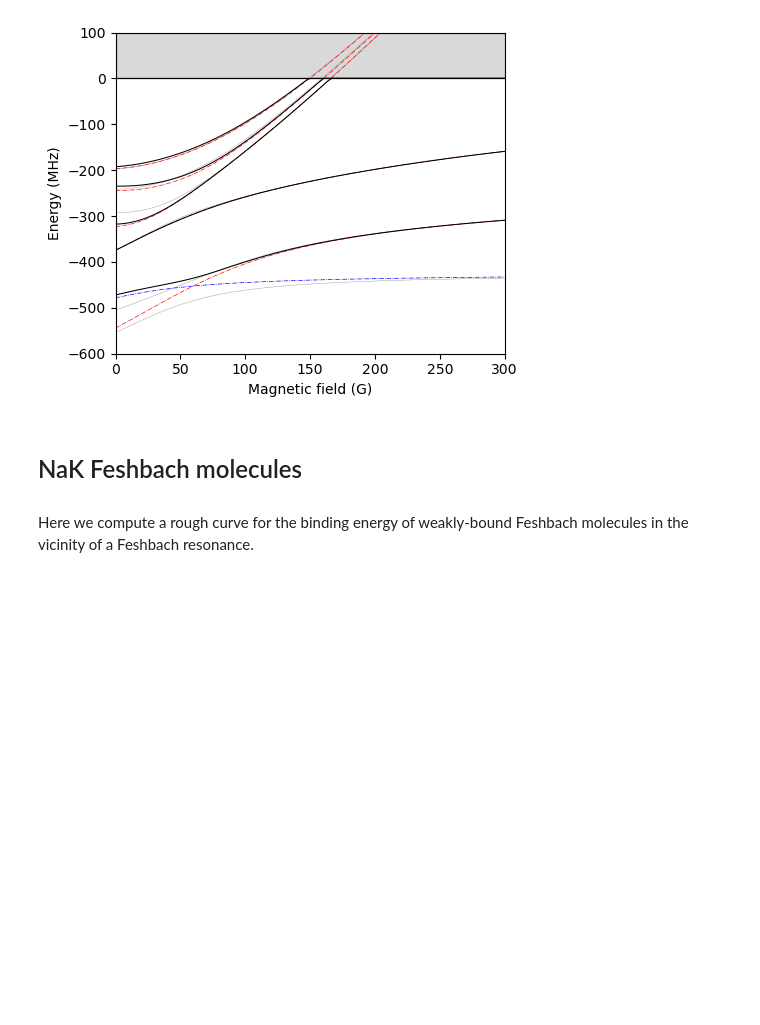
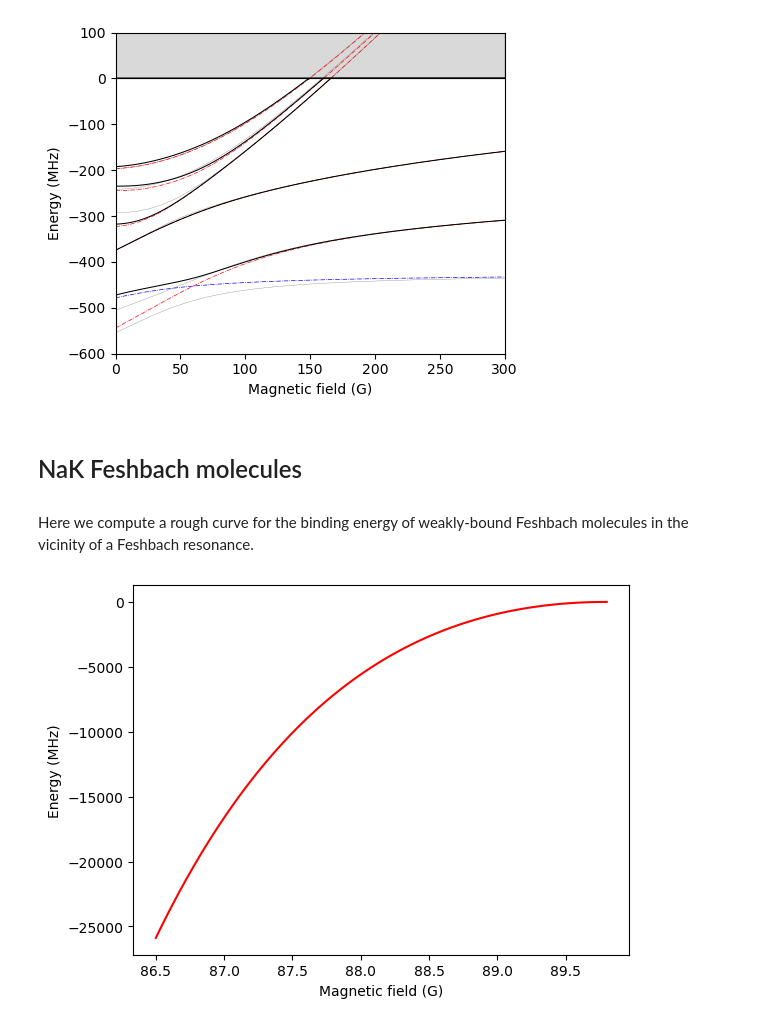
Before and after one commit to huanium/huanium, a Jupyter notebook: MIT_PhD/Fermi1/Fermi1 Calculator/Fermi1_Calculator_part_3_of_5.ipynb, the cells around one changed output. Saved outputs shown, nothing was run; the diff lists cells and outputs as text; code cells hidden in the pictures; blank space fills up the shorter version.

```diff
--- a/MIT_PhD/Fermi1/Fermi1 Calculator/Fermi1_Calculator_part_3_of_5.ipynb
+++ b/MIT_PhD/Fermi1/Fermi1 Calculator/Fermi1_Calculator_part_3_of_5.ipynb
@@ -1474,6 +1508,6 @@ Resonance positions (G):
 # %%
 # for a B field value, return Hamiltonians and eigenvectors in ABM spin basis and product basis for LiK
-def ABM_get_prod_basis_Hamiltonians_LiK(mF_Li, mF_K, singlet_E0 = -713, triplet_E0 = -425, FC= 1, B_field = 0,
+def ABM_get_prod_basis_Hamiltonians_LiK(mF_Li, mF_K, singlet_E0 = -713, triplet_E0 = -425, FC= 1.0, B_field = 0,
                                                 spin_basis=None, product_basis=None, CG_matrix=None):
     # calculate Hint matrix elements in {j1m1j2m2} basis:
     Hint_product_basis = np.empty((len(product_basis), len(product_basis)))
@@ -1554,19 +1588,19 @@ mF_Li =  1/2
 mF_K  = -7/2
 F_Li  = 1/2
 F_K   = 9/2
-spin_basis    = standard_ABM_spin_basis_Li40K(mF_Li, mF_K)
-product_basis = standard_ABM_product_basis_Li40K(mF_Li, mF_K)
+spin_basis_LiK    = standard_ABM_spin_basis_Li40K(mF_Li, mF_K)
+product_basis_LiK = standard_ABM_product_basis_Li40K(mF_Li, mF_K)
 # first construct Clebsch-Gordan matrix to go from j1m1j2m2 to JM basis:
-CG_matrix = np.empty((len(spin_basis), len(spin_basis)))
-for p in range(len(product_basis)):
-    for s in range(len(spin_basis)):
-        mj_Li  = product_basis[p][0]
-        mj_K   = product_basis[p][1]
-        mi_Li  = product_basis[p][2]
-        mi_K   = product_basis[p][3]
-        J      = spin_basis[s][0]
-        MJ     = spin_basis[s][1]
-        mii_Li = spin_basis[s][2]
-        mii_K  = spin_basis[s][3]
-        CG_matrix[p,s] = int(mi_Li == mii_Li)*int(mi_K == mii_K)* clebsch_gordan(j_1=1/2, j_2=1/2, j_3=J, m_1=mj_Li, m_2=mj_K, m_3=MJ)
+CG_matrix_LiK = np.empty((len(spin_basis_LiK), len(spin_basis_LiK)))
+for p in range(len(product_basis_LiK)):
+    for s in range(len(spin_basis_LiK)):
+        mj_Li  = product_basis_LiK[p][0]
+        mj_K   = product_basis_LiK[p][1]
+        mi_Li  = product_basis_LiK[p][2]
+        mi_K   = product_basis_LiK[p][3]
+        J      = spin_basis_LiK[s][0]
+        MJ     = spin_basis_LiK[s][1]
+        mii_Li = spin_basis_LiK[s][2]
+        mii_K  = spin_basis_LiK[s][3]
+        CG_matrix_LiK[p,s] = int(mi_Li == mii_Li)*int(mi_K == mii_K)* clebsch_gordan(j_1=1/2, j_2=1/2, j_3=J, m_1=mj_Li, m_2=mj_K, m_3=MJ)
 # %%
@@ -1650,5 +1735,9 @@ def Eb(B, width_FB = [5.8, 9.55],B_FB = [78.35, 89.8]):
 # %%
 B = np.linspace(86.5,89.8,100)
 Eb_array = Eb(B)
-plt.plot(B,-Eb_array)
+plt.plot(B,-Eb_array, color='red')
+plt.xlabel('Magnetic field (G)')
+plt.ylabel('Energy (MHz)')
 plt.show()
+# %% [output]
+[figure, added]
```
Also changed, not shown: parts of 23 cells of this notebook, 1 other file.
